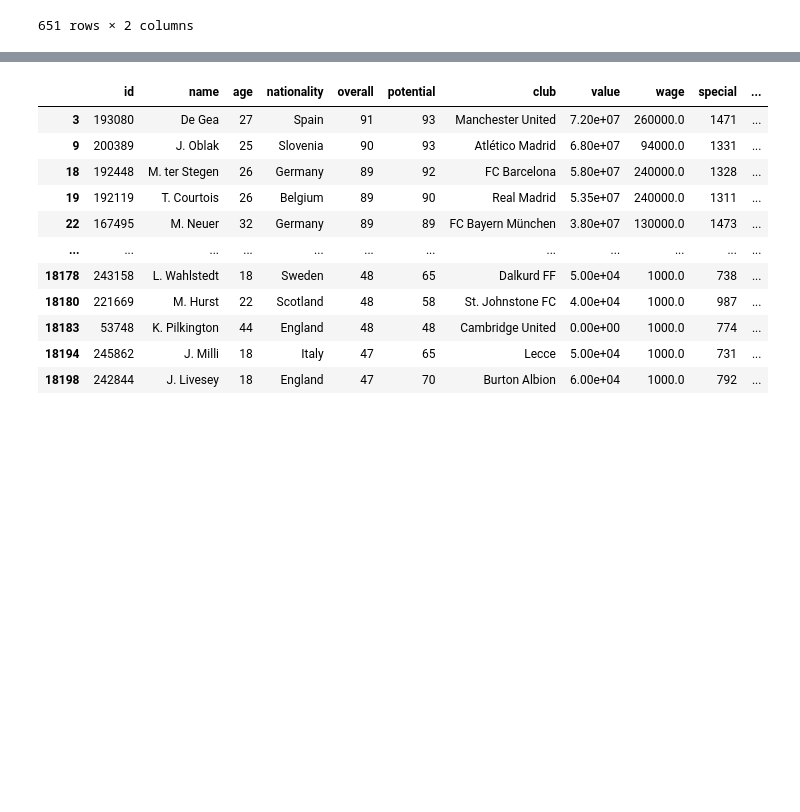
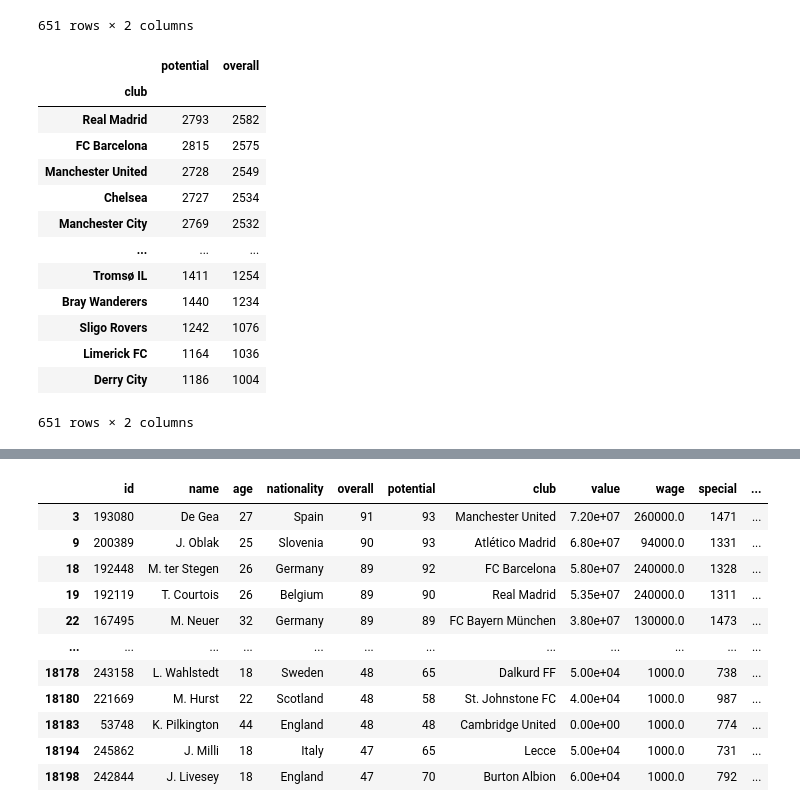
Before and after one commit to rafaelhamer/DSWP, a Jupyter notebook: Fifa.ipynb, the cells around one changed output, grey strips where cells are left out. Saved outputs shown, nothing was run; the diff lists cells and outputs as text; code cells hidden in the pictures; blank space fills up the shorter version.

```diff
--- a/Fifa.ipynb
+++ b/Fifa.ipynb
@@ -328,6 +336,23 @@ df_fifa.groupby('club').agg({'potential':'sum','overall':'sum'}).sort_values('po
 | Derry City | 1186 | 1004 |
 | Limerick FC | 1164 | 1036 |
 651 rows × 2 columns
+# %%
+df_fifa.groupby('club').agg({'potential':'sum','overall':'sum'}).sort_values('overall',ascending=False)
+# %% [output]
+|  | potential | overall |
+| club |  |  |
+| Real Madrid | 2793 | 2582 |
+| FC Barcelona | 2815 | 2575 |
+| Manchester United | 2728 | 2549 |
+| Chelsea | 2727 | 2534 |
+| Manchester City | 2769 | 2532 |
+| ... | ... | ... |
+| Tromsø IL | 1411 | 1254 |
+| Bray Wanderers | 1440 | 1234 |
+| Sligo Rovers | 1242 | 1076 |
+| Limerick FC | 1164 | 1036 |
+| Derry City | 1186 | 1004 |
+651 rows × 2 columns
 # %%
 # 18) Apresente o ranking dos goleiros (use a variável/atributo 'Preferred Positions') por Potencial, Overall. Estamos à procura de 'GK'.
 
```
Also changed, not shown: parts of 3 cells of this notebook.
